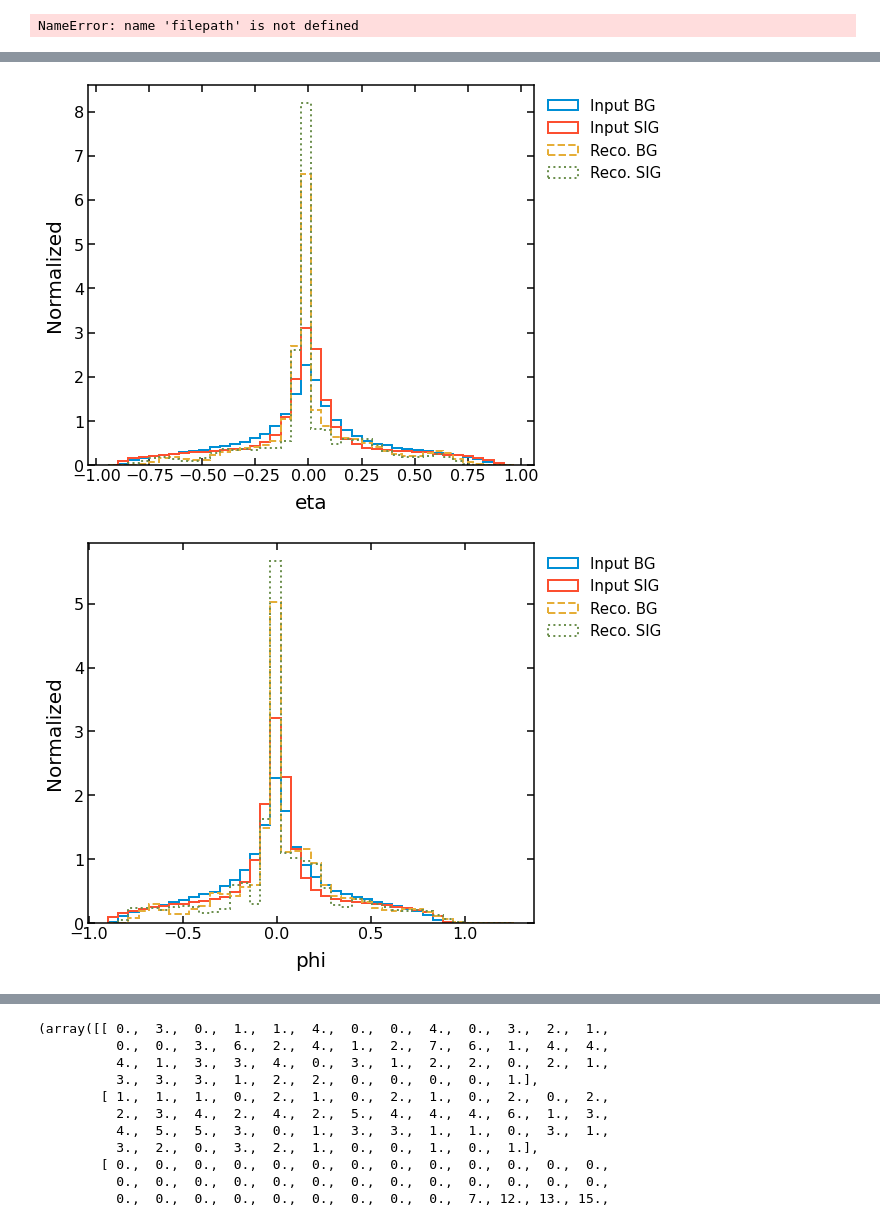
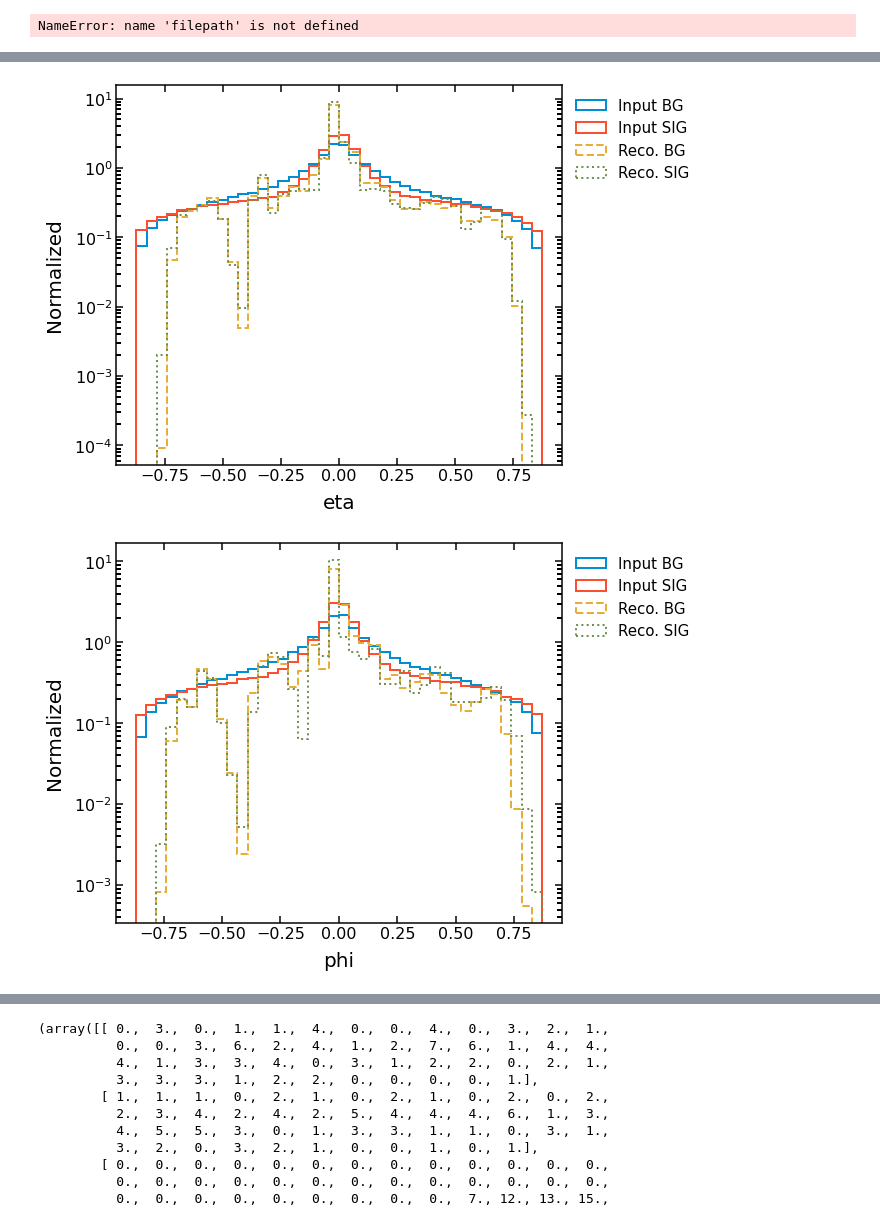
Before and after one commit to nadya-chernyavskaya/ADgvae, a Jupyter notebook: notebooks/PN_AE.ipynb, the cells around one changed output, grey strips where cells are left out. Saved outputs shown, nothing was run; the diff lists cells and outputs as text; code cells hidden in the pictures.

```diff
--- a/notebooks/PN_AE.ipynb
+++ b/notebooks/PN_AE.ipynb
@@ -179,8 +183,8 @@ NameError: name 'filepath' is not defined
 # %%
 #model = loaded_model
 
-Y_bg_predict = model.predict([particles_bg_test[:,:,0:2],particles_bg_test])
-Y_sig_predict = model.predict([particles_sig[:,:,0:2],particles_sig])
+_,Y_bg_predict = model.predict([particles_bg_test[:,:,0:2],particles_bg_test])
+_,Y_sig_predict = model.predict([particles_sig[:,:,0:2],particles_sig])
 # %%
 loss_bg = losses.threeD_loss_manual(particles_bg_test,Y_bg_predict)
 loss_sig = losses.threeD_loss_manual(particles_sig,Y_sig_predict)
@@ -211,24 +215,24 @@ plt.show()
 # %%
 plt.style.use('/eos/user/n/nchernya/MLHEP/AnomalyDetection/ADgvae/utils/adfigstyle.mplstyle')
 for i in range(0,len(feats)):
     #xmin = np.quantile(particles_bg[:,:,i].flatten(),0.)
     #xmax = np.quantile(particles_bg[:,:,i].flatten(),1)
     xmin = np.min([np.min(particles_bg[:,:,i].flatten()),np.min(Y_bg_predict[:,:,i].flatten())])
     xmax = np.max([np.max(particles_bg[:,:,i].flatten()),np.max(Y_bg_predict[:,:,i].flatten())])
     n_bins = 40
     plot_range = (xmin,xmax)
     plt.figure()
     _,bins,_ = plt.hist(particles_bg_test[:,:,i].flatten(), bins=n_bins, range = plot_range,label='Input BG', density=True, histtype='step', fill=False, linewidth=2)
     _,_,_ = plt.hist(particles_sig[:,:,i].flatten(), bins=bins, label='Input SIG',density=True, histtype='step', fill=False, linewidth=2)
     _,_,_ = plt.hist(Y_bg_predict[:,:,i].flatten(), bins=bins, label='Reco. BG', linestyle='--',density=True, histtype='step', fill=False, linewidth=2)
     _,_,_ = plt.hist(Y_sig_predict[:,:,i].flatten(), bins=bins, label='Reco. SIG', linestyle=':',density=True, histtype='step', fill=False, linewidth=2)
     plt.xlabel(feats[i])
     plt.ylabel("Normalized")
     plt.legend(bbox_to_anchor=(1., 1.),fontsize=15)
-    #plt.semilogy()
+    plt.semilogy()
     savename = '/eos/user/n/nchernya/MLHEP/AnomalyDetection/ADgvae/figs/reco_edgeconv_pn_ae_{}_test.pdf'.format(feats[i])
     plt.savefig(savename)
     plt.show()
 # %% [output]
-[figure, old version]
+[figure, new version]
-[figure, old version]
+[figure, new version]
```
Also changed, not shown: parts of 12 cells of this notebook, 2 other files.
